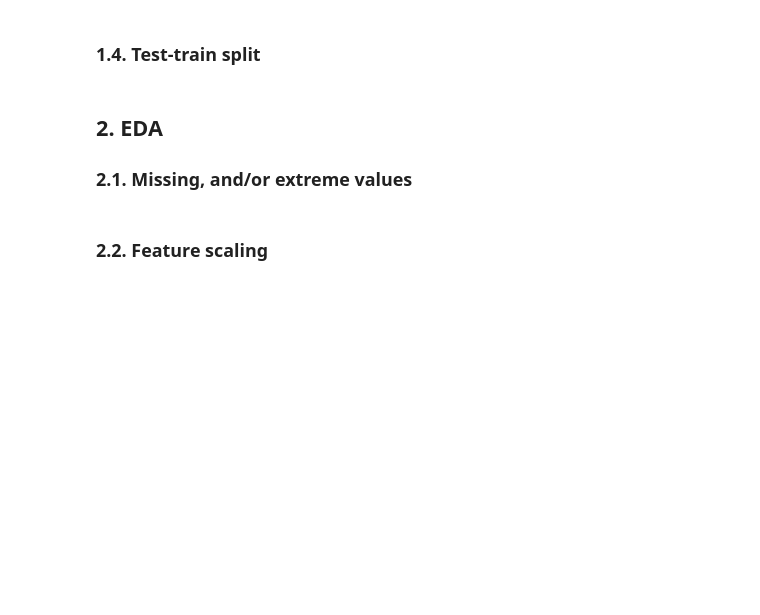
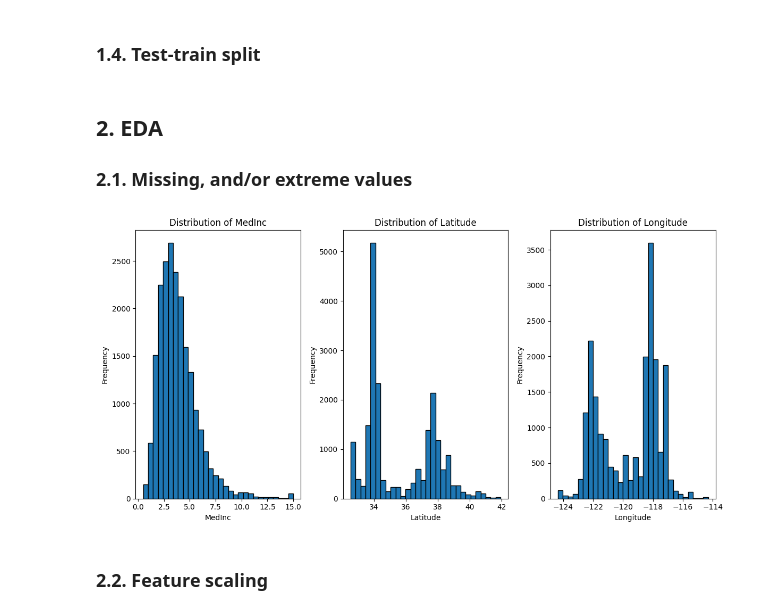
Before and after one commit to 4GeeksAcademy/tdestryk-gperdrizet-k-means-project, a Jupyter notebook: src/mvp.ipynb, the cells around one changed output. Drawn from its saved outputs; the diff is of its cells as text; code cells hidden in the pictures; blank space fills up the shorter version.

```diff
--- a/src/mvp.ipynb
+++ b/src/mvp.ipynb
@@ -59,2 +55,23 @@ memory usage: 483.9 KB
+# %%
+
+from sklearn.model_selection import train_test_split
+import matplotlib.pyplot as plt
+
+# Perform train/test split
+train_data, test_data = train_test_split(data_df, test_size=0.2, random_state=42)
+
+plt.figure(figsize=(12, 6))
+
+for i, column in enumerate(data_df.columns, 1):
+    plt.subplot(1, 3, i)
+    plt.hist(data_df[column], bins=30, edgecolor='k')
+    plt.title(f'Distribution of {column}')
+    plt.xlabel(column)
+    plt.ylabel('Frequency')
+
+plt.tight_layout()
+plt.show()
+# %% [output]
+[figure, added]
 # %% [markdown]
 ### 2.2. Feature scaling
```
Also changed, not shown: parts of 23 cells of this notebook.
